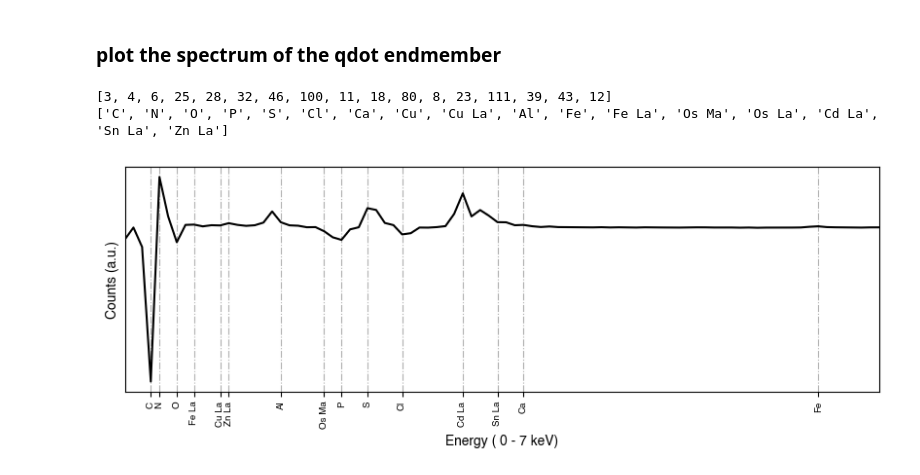
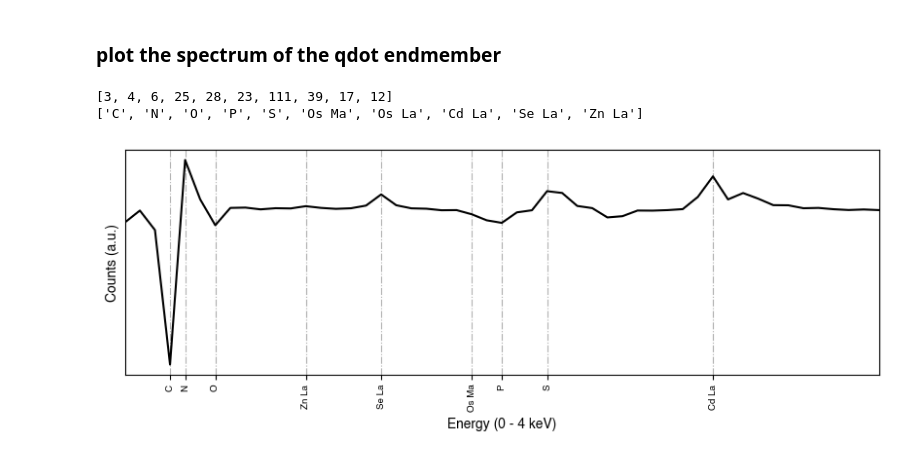
Before and after one commit to amjams/Identify, a Jupyter notebook: scripts/data_visualization/Figure_4Umap_endmembers_single_vca.ipynb, the cells around one changed output. Saved outputs shown, nothing was run; the diff lists cells and outputs as text; code cells hidden in the pictures.

```diff
--- a/scripts/data_visualization/Figure_4Umap_endmembers_single_vca.ipynb
+++ b/scripts/data_visualization/Figure_4Umap_endmembers_single_vca.ipynb
@@ -43,18 +43,11 @@ xray_lines = [
     ['O', 'Ka'],
     ['P', 'Ka'],
     ['S', 'Ka'],
-    ['Cl', 'Ka'],
-    ['Ca', 'Ka'],
-    ['Cu', 'Ka'],
-    ['Cu', 'La'],
-    ['Al', 'Ka'],
-    ['Fe', 'Ka'],
-    ['Fe', 'La'],
     ['Os', 'Ma'],
     ['Os', 'La'],
     ['Cd', 'La'],
-    ['Sn', 'La'],
-    ['Zn', 'La']
+    ['Se', 'La'],
+    ['Zn', 'La'],
 ]
 
 for idx, xray in enumerate(xray_lines):
@@ -253,24 +246,24 @@ for xray in xray_lines:
 print(xticks)
 print(xlabels)
 # %% [output]
-[3, 4, 6, 25, 28, 32, 46, 100, 11, 18, 80, 8, 23, 111, 39, 43, 12]
-['C', 'N', 'O', 'P', 'S', 'Cl', 'Ca', 'Cu', 'Cu La', 'Al', 'Fe', 'Fe La', 'Os Ma', 'Os La', 'Cd La', 'Sn La', 'Zn La']
+[3, 4, 6, 25, 28, 23, 111, 39, 17, 12]
+['C', 'N', 'O', 'P', 'S', 'Os Ma', 'Os La', 'Cd La', 'Se La', 'Zn La']
 # %%
 # set yticks
-xlim = [0,7]
+xlim = [0,4]
 offset = 0.2
 
 # plot
 fig,ax = plt.subplots(figsize=(10,3))
 #ax.plot(range(250),endmember_spectra[:,em1]/np.max(endmember_spectra[:,em1]),c='k')
 ax.plot(range(250),(endmember_spectra[:,em1]-spectrum_2D.mean(axis=0))/np.max(endmember_spectra[:,em1])+offset,c='k') #linestyle='dashdot')
 ax.set_xticks(xticks, xlabels, rotation = 90, size = 7)
-ax.set_xlabel('Energy ( 0 - ' + str(xlim[1]) + ' keV)')
+ax.set_xlabel('Energy (0 - ' + str(xlim[1]) + ' keV)')
 ax.set_xlim([np.argmin(np.abs(xray_energies-xlim[0])),np.argmin(np.abs(xray_energies-xlim[1]))])
 ax.set_yticks([], [], size = 10)
 ax.set_ylabel('Counts (a.u.)')
 plt.grid('On',linestyle='dashdot')
-plt.show()
-#plt.savefig('../svg/figure_4_spectrumDifference.svg')
+#plt.show()
+plt.savefig('../svg/figure_4_spectrumDifference.svg')
 # %% [output]
-[figure, old version]
+[figure, new version]
```
Also changed, not shown: parts of 2 cells of this notebook, 1 other file.
